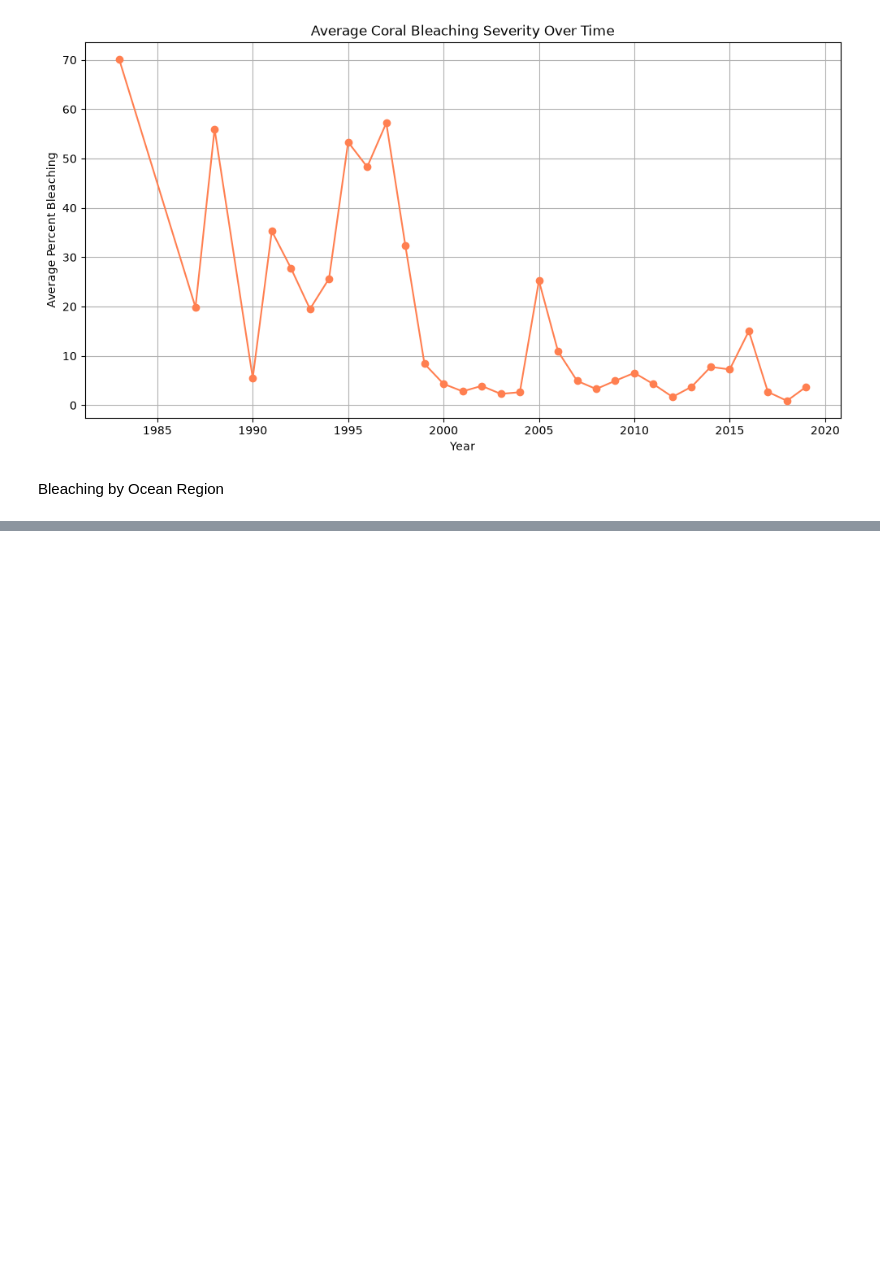
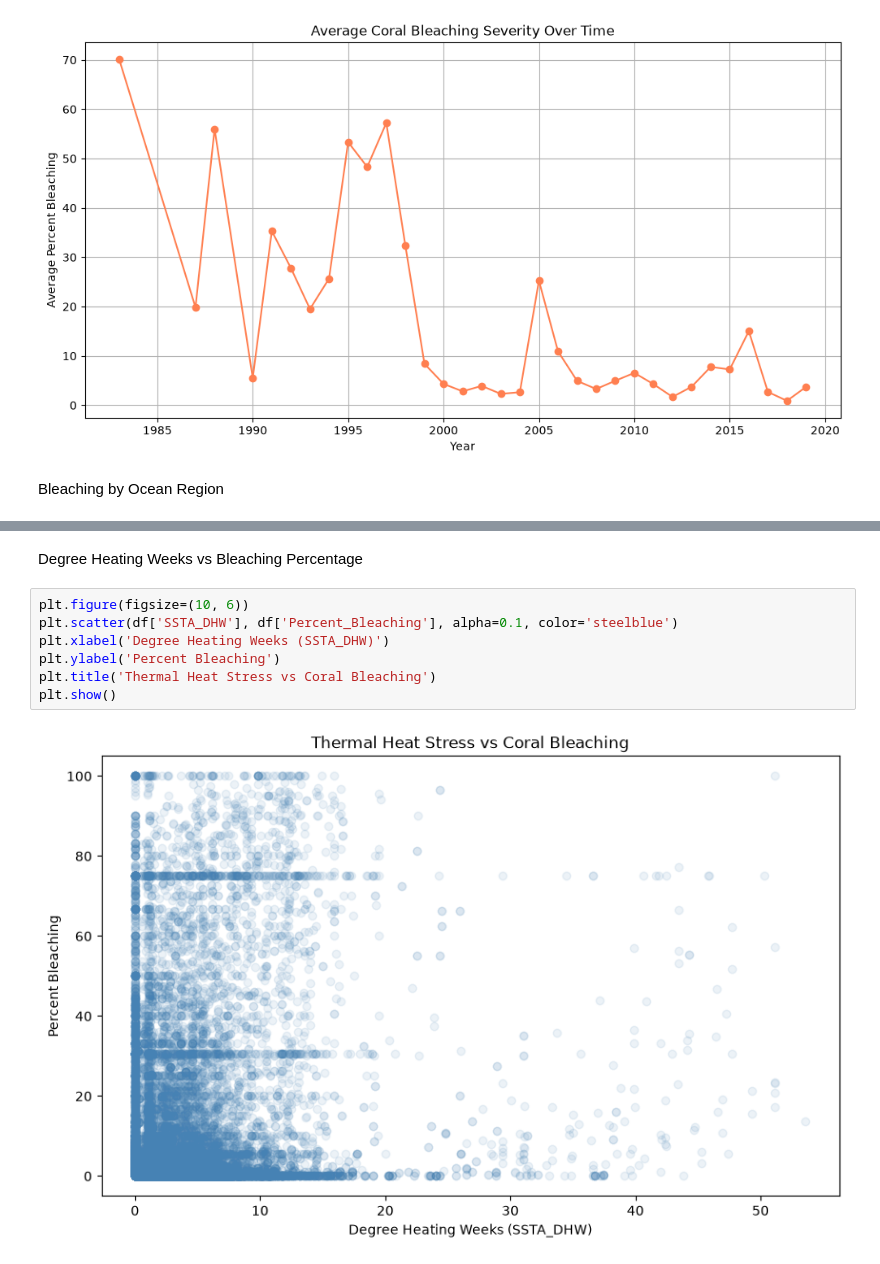
Before and after one commit to lecodyy/Coral-Bleaching-Prediction-Model, a Jupyter notebook: main.ipynb, the cells around one changed output, grey strips where cells are left out. Drawn from its saved outputs; the diff is of its cells as text; blank space fills up the shorter version.

```diff
--- a/main.ipynb
+++ b/main.ipynb
@@ -148,0 +160,11 @@ KeyError: 'Column not found: Percentage_Bleaching'
+# %% [markdown]
+Degree Heating Weeks vs Bleaching Percentage
+# %%
+plt.figure(figsize=(10, 6))
+plt.scatter(df['SSTA_DHW'], df['Percent_Bleaching'], alpha=0.1, color='steelblue')
+plt.xlabel('Degree Heating Weeks (SSTA_DHW)')
+plt.ylabel('Percent Bleaching')
+plt.title('Thermal Heat Stress vs Coral Bleaching')
+plt.show()
+# %% [output]
+[figure, added]
```
Also changed, not shown: parts of 3 cells of this notebook.
